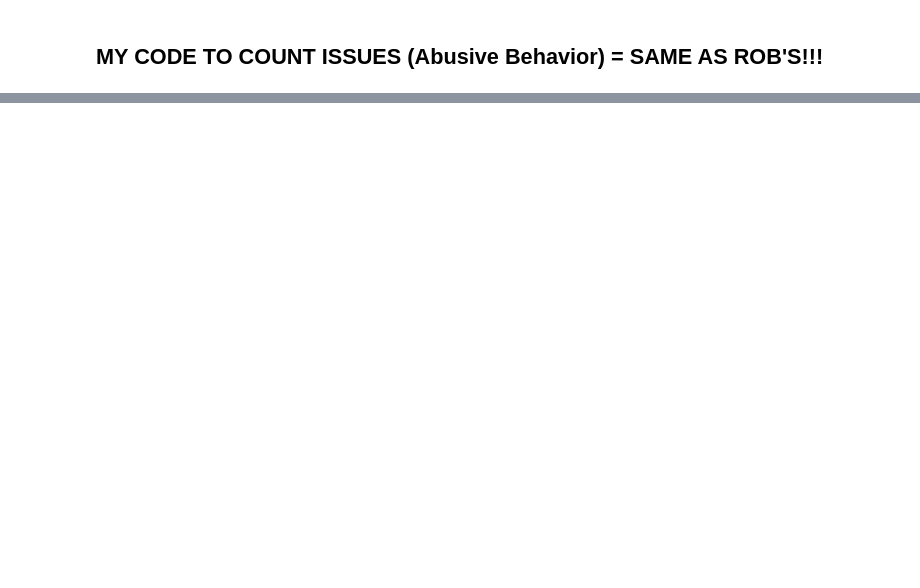
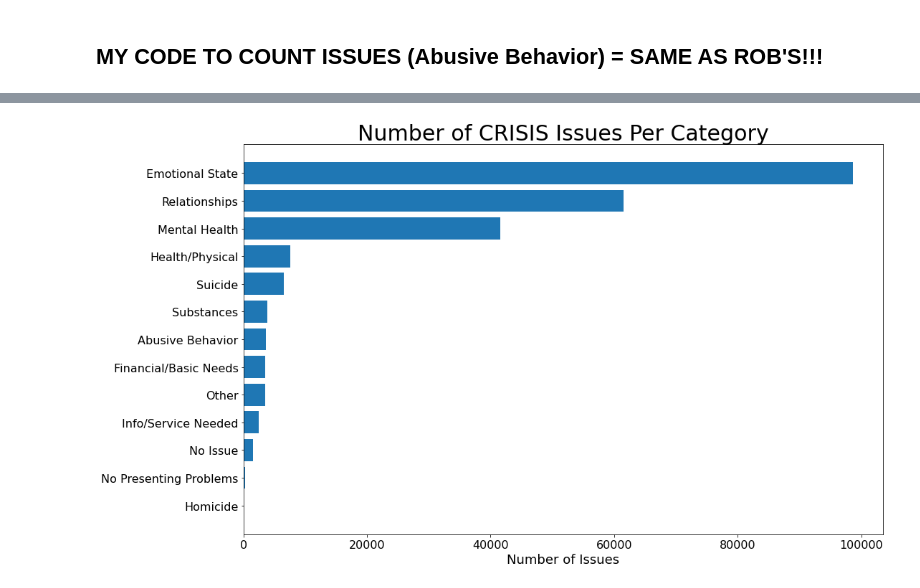
Before and after one commit to NSS-Data-Analytics-Cohort-6/fcs-crisis-data-campers, a Jupyter notebook: notebooks/FCS_project_datacampers.ipynb, the cells around one changed output, grey strips where cells are left out. Saved outputs shown, nothing was run; the diff lists cells and outputs as text; code cells hidden in the pictures; blank space fills up the shorter version.

Commit message:
Issue count by col done, work on avg count per call next

```diff
--- a/notebooks/FCS_project_datacampers.ipynb
+++ b/notebooks/FCS_project_datacampers.ipynb
@@ -154,0 +186,5 @@ ab.sum()
+# %%
+# Total number of Suicide issues
+sui = all_ci['CRISIS Issues - Suicide'].str.count(';')+1
+total_sui = sui.sum()
+total_sui
@@ -154,0 +193,5 @@ ab.sum()
+# %%
+# Total number of No presenting problems issues
+npp = all_ci['CRISIS Issues - No presenting problems'].str.count(';')+1
+total_npp = npp.sum()
+total_npp
@@ -154,0 +200,7 @@ ab.sum()
+# %%
+# Making the DataFrame
+num_issues_list = [total_ab, total_es, total_fbn, total_hp, total_hom, total_isn, total_mh, total_nic, total_od, total_rel, total_sub, total_sui, total_npp]
+cri_issues_list = ['Abusive Behavior', 'Emotional State', 'Financial/Basic Needs', 'Health/Physical', 'Homicide', 'Info/Service Needed', 'Mental Health', 'No Issue', 'Other', 'Relationships', 'Substances', 'Suicide', 'No Presenting Problems']
+issue_count_df = pd.DataFrame(list(zip(cri_issues_list, num_issues_list)),
+    columns =['CRISIS_Issue', 'Number_of_Issues'])
+issue_count_df
@@ -154,0 +222,3 @@ ab.sum()
+# %%
+issue_count_df = issue_count_df.sort_values('Number_of_Issues', ascending=True)
+issue_count_df
@@ -154,0 +240,9 @@ ab.sum()
+# %%
+plt.figure(figsize=(16, 10))
+plt.barh(issue_count_df.CRISIS_Issue, issue_count_df.Number_of_Issues)
+plt.xticks(rotation = 0, fontsize=16)
+plt.xlabel('Number of Issues', fontsize=18)
+plt.yticks(fontsize=16)
+plt.title('Number of CRISIS Issues Per Category', fontsize=30);
+# %% [output]
+[figure, added]
```
Also changed, not shown: parts of 31 cells of this notebook.
